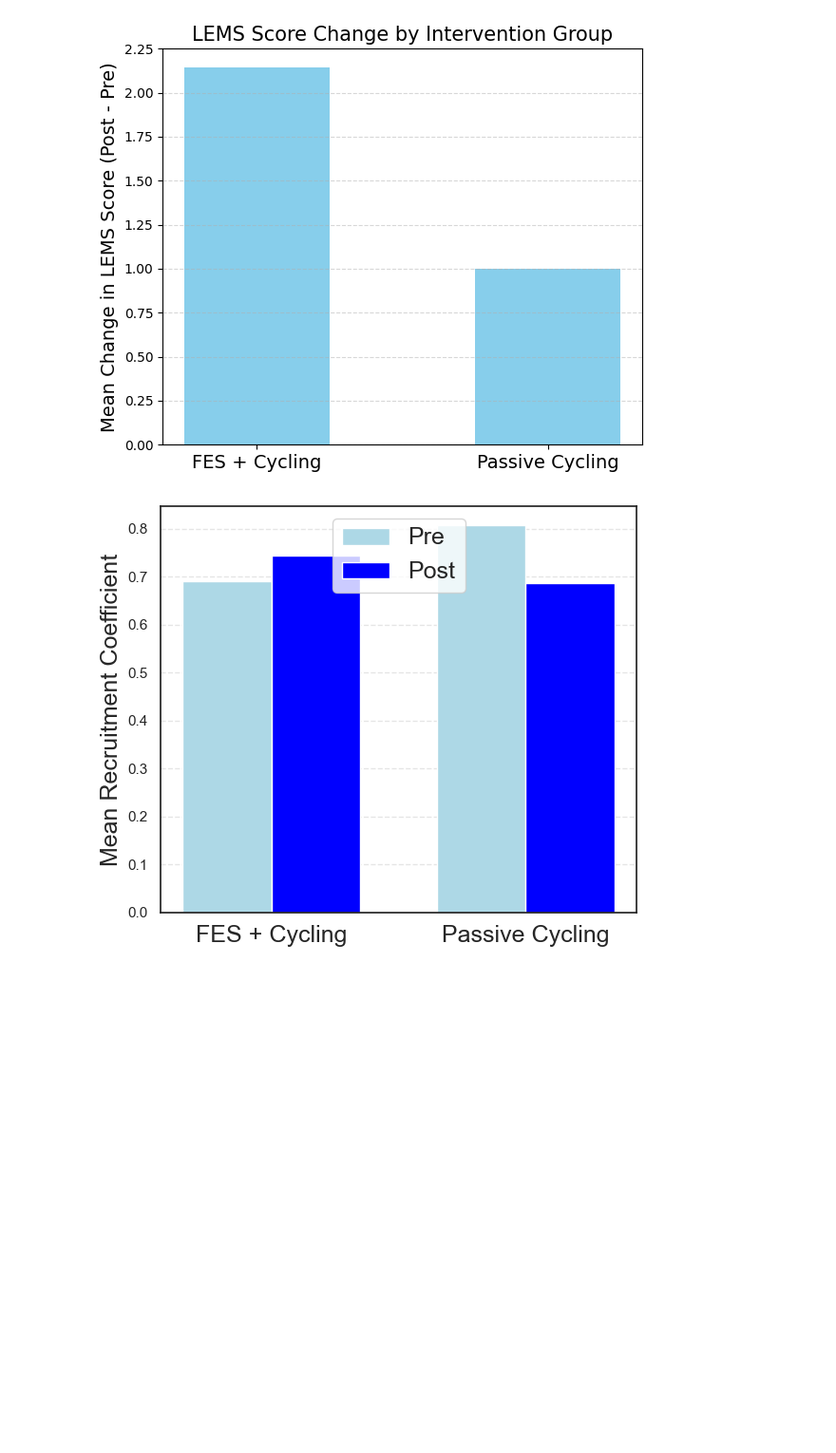
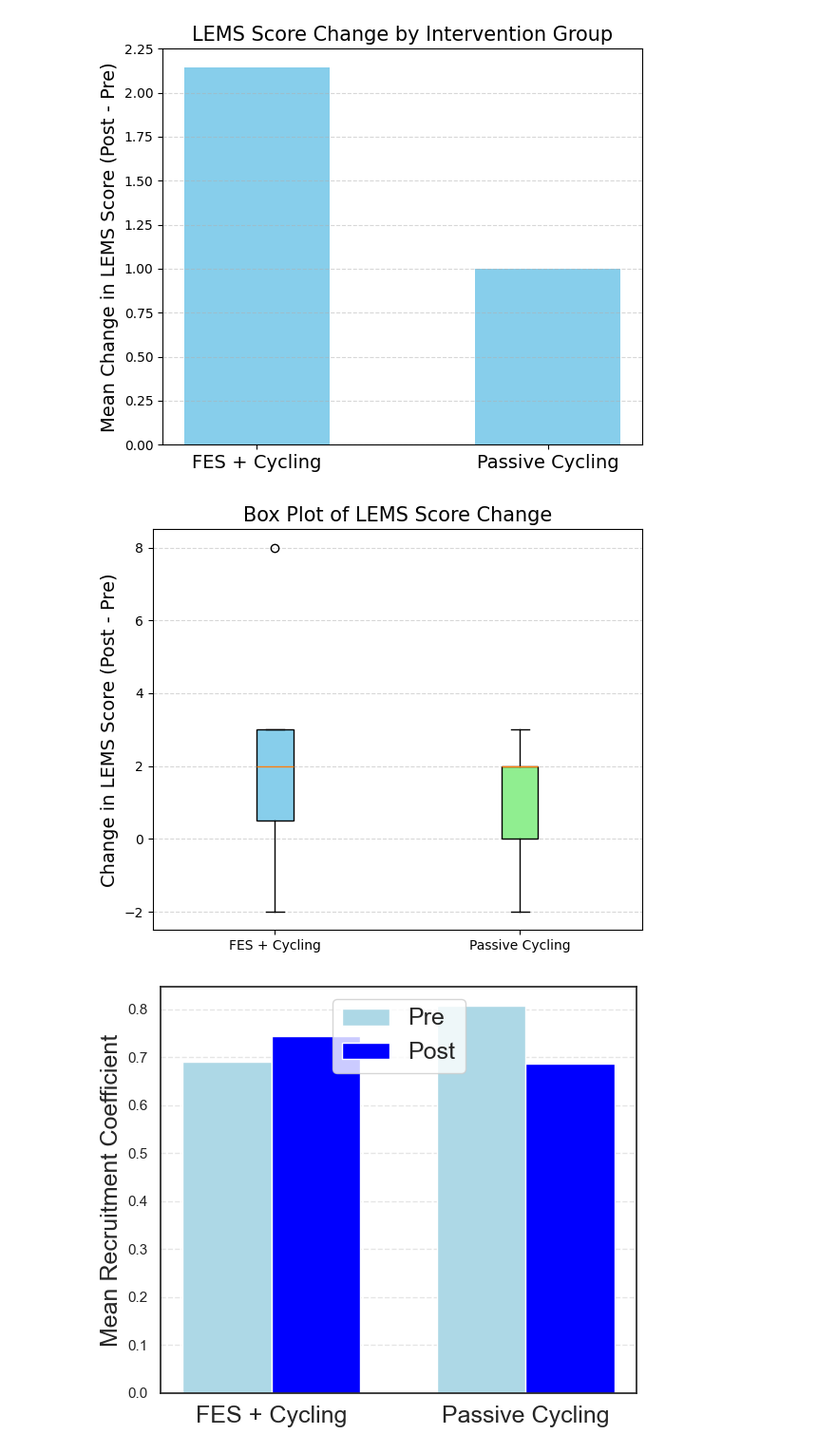
Before and after one commit to ismailukman/scifes, a Jupyter notebook: SCIFES_SMN_v3.ipynb, the cells around one changed output. Shown at 95% size. Cells and saved outputs as stored; diff of their text form; code cells hidden in the pictures; blank space fills up the shorter version.

```diff
--- a/SCIFES_SMN_v3.ipynb
+++ b/SCIFES_SMN_v3.ipynb
@@ -1557,6 +1557,41 @@ plt.savefig('/Users/ismaila/Desktop/bar_plot_lems_change_scores.png', dpi=300)
 plt.show()
 # %% [output]
 [figure]
+# %%
+# Raw LEMS scores
+pre_cFES  = np.array([5, 8, 19, 43, 0, 6, 5])
+post_cFES = np.array([8, 11, 17, 45, 0, 14, 6])
+pre_c     = np.array([0, 39, 4, 9, 0])
+post_c    = np.array([0, 37, 6, 11, 3])
+
+# Compute change (post - pre) for each subject
+delta_cFES = post_cFES - pre_cFES
+delta_c    = post_c - pre_c
+
+# Data
+change_data = [delta_cFES, delta_c]
+labels = ['FES + Cycling', 'Passive Cycling']
+
+# Plot
+fig, ax = plt.subplots(figsize=(6, 5))
+box = ax.boxplot(change_data, patch_artist=True, labels=labels)
+
+# Customize box color
+colors = ['skyblue', 'lightgreen']
+for patch, color in zip(box['boxes'], colors):
+    patch.set_facecolor(color)
+
+# Styling
+ax.set_ylabel('Change in LEMS Score (Post - Pre)', fontsize=14)
+ax.set_title('Box Plot of LEMS Score Change', fontsize=15)
+plt.grid(axis='y', linestyle='--', alpha=0.5)
+plt.tight_layout()
+
+# Save or show
+plt.savefig('/Users/ismaila/Desktop/box_plot_lems_change.png', dpi=300)
+plt.show()
+# %% [output]
+[figure, added]
 # %%
 import numpy as np
 import matplotlib.pyplot as plt
```
